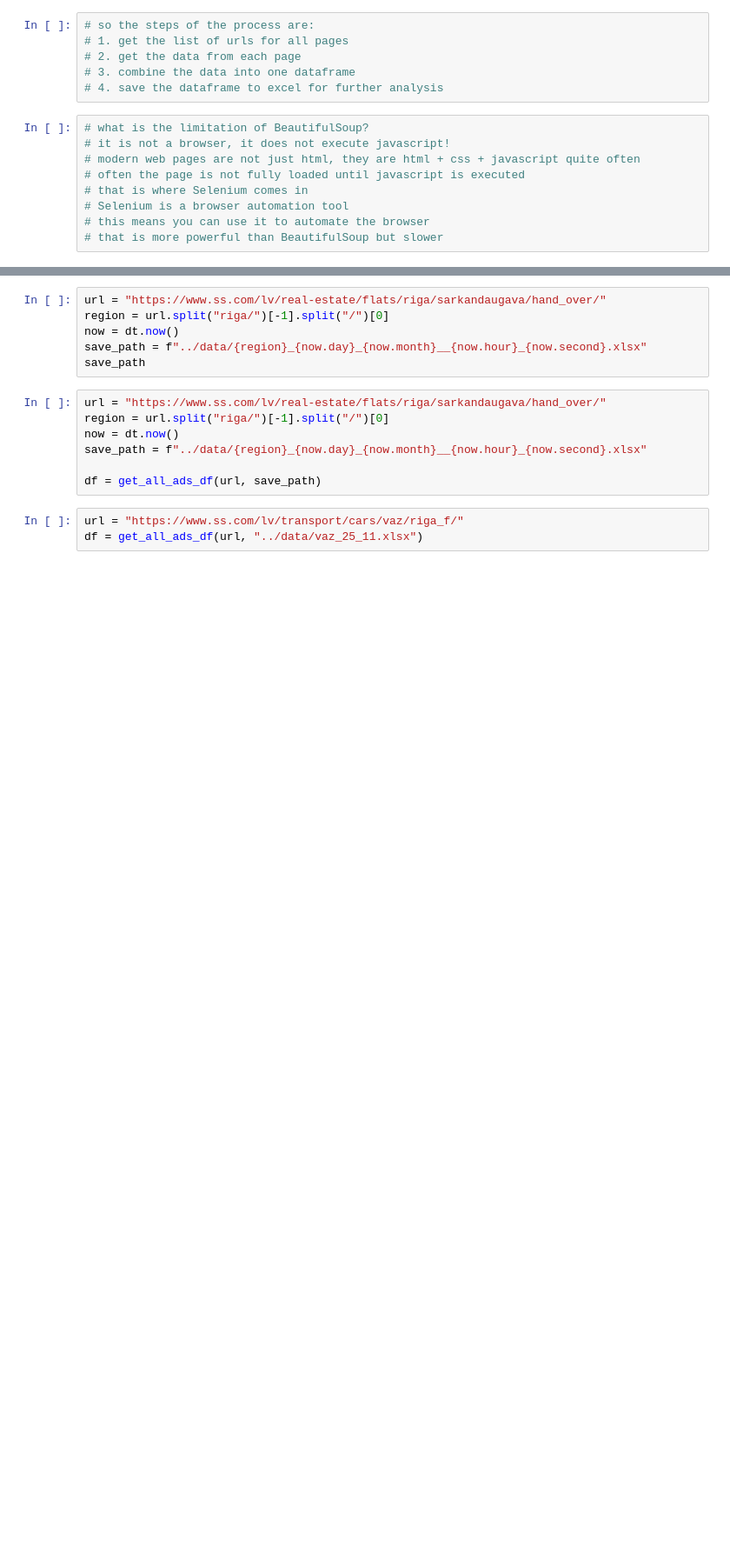
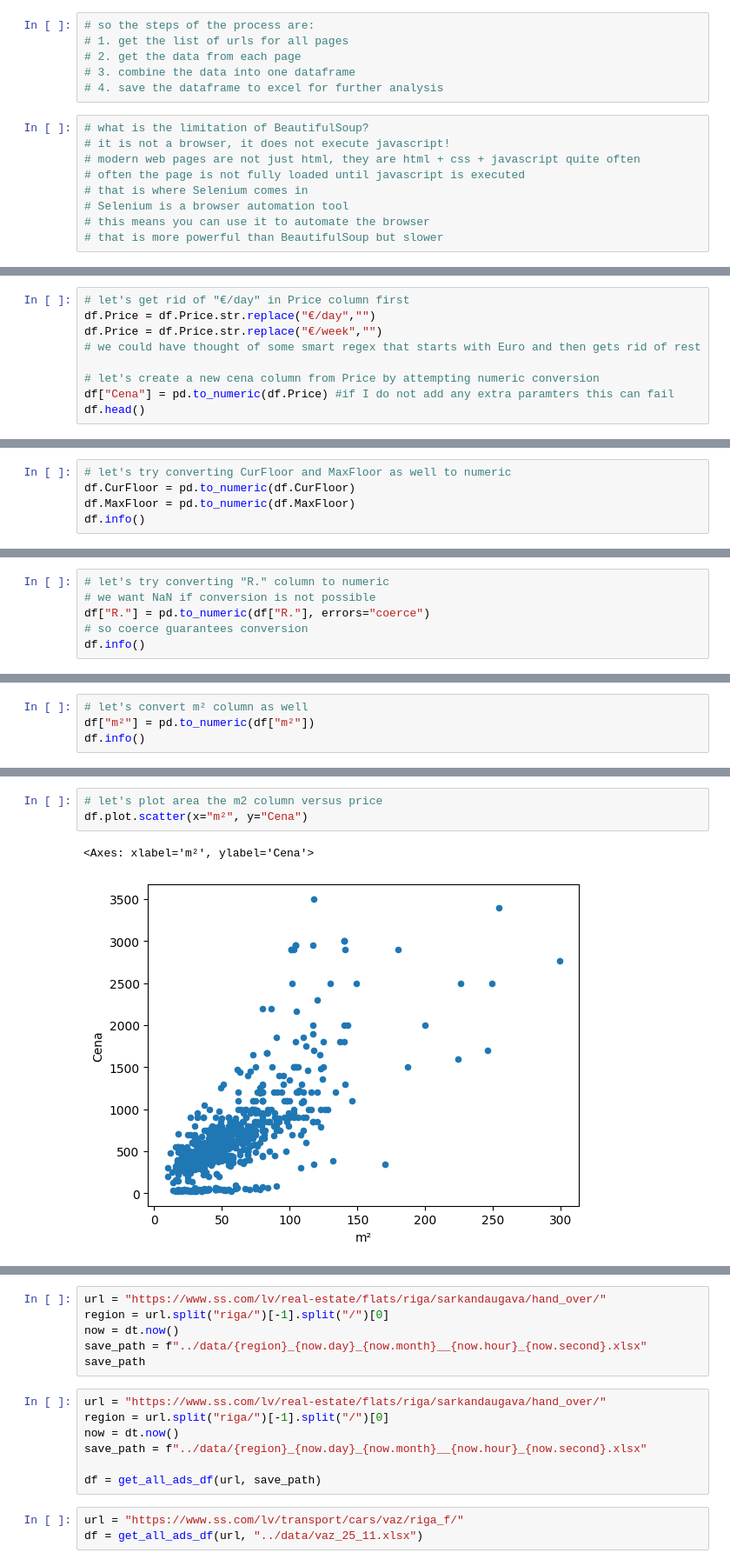
Before and after one commit to ValRCS/RTU_Automating_Tasks_With_Python, a Jupyter notebook: src/topic_6_web_scraping_requests_beautiful_soup/Web_Scraping_Apartments.ipynb, the cells around one changed output, grey strips where cells are left out. Shown: that part at 87% size. Saved outputs shown, nothing was run; the diff lists cells and outputs as text; blank space fills up the shorter version.

```diff
--- a/src/topic_6_web_scraping_requests_beautiful_soup/Web_Scraping_Apartments.ipynb
+++ b/src/topic_6_web_scraping_requests_beautiful_soup/Web_Scraping_Apartments.ipynb
@@ -1331,0 +1383,9 @@ df.to_excel("c:/temp/my_apartments.xlsx") # i could this with absolute path
+# %%
+# let's get rid of "€/day" in Price column first
+df.Price = df.Price.str.replace("€/day","")
+df.Price = df.Price.str.replace("€/week","")
+# we could have thought of some smart regex that starts with Euro and then gets rid of rest
+
+# let's create a new cena column from Price by attempting numeric conversion
+df["Cena"] = pd.to_numeric(df.Price) #if I do not add any extra paramters this can fail
+df.head()
@@ -1331,0 +1421,5 @@ df.to_excel("c:/temp/my_apartments.xlsx") # i could this with absolute path
+# %%
+# let's try converting CurFloor and MaxFloor as well to numeric
+df.CurFloor = pd.to_numeric(df.CurFloor)
+df.MaxFloor = pd.to_numeric(df.MaxFloor)
+df.info()
@@ -1331,0 +1446,6 @@ df.to_excel("c:/temp/my_apartments.xlsx") # i could this with absolute path
+# %%
+# let's try converting "R." column to numeric
+# we want NaN if conversion is not possible
+df["R."] = pd.to_numeric(df["R."], errors="coerce")
+# so coerce guarantees conversion
+df.info()
@@ -1331,0 +1472,4 @@ df.to_excel("c:/temp/my_apartments.xlsx") # i could this with absolute path
+# %%
+# let's convert m² column as well
+df["m²"] = pd.to_numeric(df["m²"])
+df.info()
@@ -1331,0 +1543,6 @@ df.to_excel("c:/temp/my_apartments.xlsx") # i could this with absolute path
+# %%
+# let's plot area the m2 column versus price
+df.plot.scatter(x="m²", y="Cena")
+# %% [output]
+<Axes: xlabel='m²', ylabel='Cena'>
+[figure, added]
```
Also changed, not shown: parts of 32 cells of this notebook.
